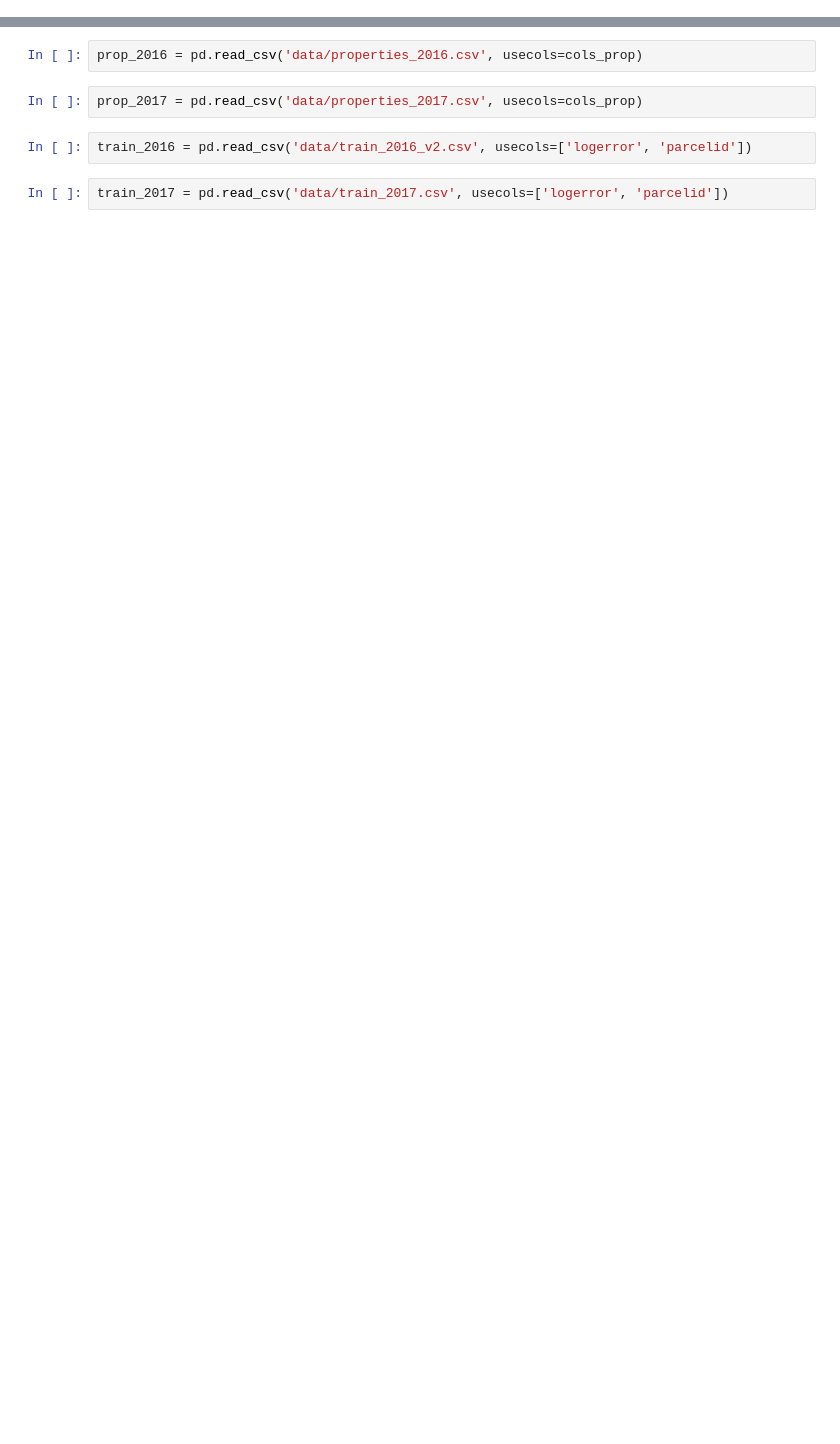
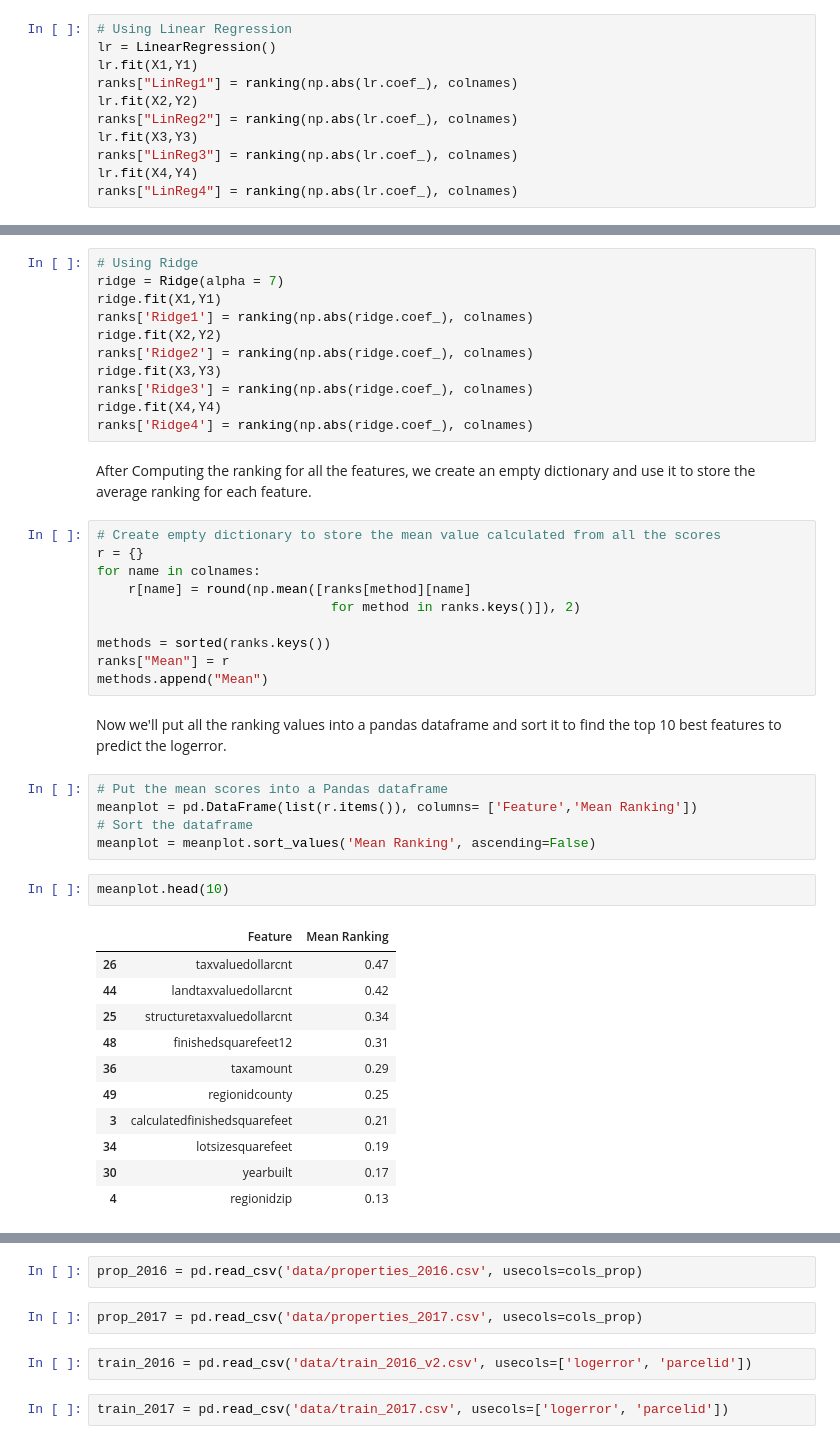
Before and after one commit to tyagi-iiitv/CSE519-2017-111482304-111733554, a Jupyter notebook: dryRunAnjulTyagi.ipynb, the cells around one changed output, grey strips where cells are left out. Drawn from its saved outputs; the diff is of its cells as text; blank space fills up the shorter version.

```diff
--- a/dryRunAnjulTyagi.ipynb
+++ b/dryRunAnjulTyagi.ipynb
@@ -19,0 +336,11 @@ cols_prop = ['taxvaluedollarcnt',
+# %%
+# Using Linear Regression
+lr = LinearRegression()
+lr.fit(X1,Y1)
+ranks["LinReg1"] = ranking(np.abs(lr.coef_), colnames)
+lr.fit(X2,Y2)
+ranks["LinReg2"] = ranking(np.abs(lr.coef_), colnames)
+lr.fit(X3,Y3)
+ranks["LinReg3"] = ranking(np.abs(lr.coef_), colnames)
+lr.fit(X4,Y4)
+ranks["LinReg4"] = ranking(np.abs(lr.coef_), colnames)
@@ -19,0 +351,44 @@ cols_prop = ['taxvaluedollarcnt',
+# %%
+# Using Ridge
+ridge = Ridge(alpha = 7)
+ridge.fit(X1,Y1)
+ranks['Ridge1'] = ranking(np.abs(ridge.coef_), colnames)
+ridge.fit(X2,Y2)
+ranks['Ridge2'] = ranking(np.abs(ridge.coef_), colnames)
+ridge.fit(X3,Y3)
+ranks['Ridge3'] = ranking(np.abs(ridge.coef_), colnames)
+ridge.fit(X4,Y4)
+ranks['Ridge4'] = ranking(np.abs(ridge.coef_), colnames)
+# %% [markdown]
+After Computing the ranking for all the features, we create an empty dictionary and use it to store the average ranking for each feature.
+# %%
+# Create empty dictionary to store the mean value calculated from all the scores
+r = {}
+for name in colnames:
+    r[name] = round(np.mean([ranks[method][name]
+                              for method in ranks.keys()]), 2)
+
+methods = sorted(ranks.keys())
+ranks["Mean"] = r
+methods.append("Mean")
+# %% [markdown]
+Now we'll put all the ranking values into a pandas dataframe and sort it to find the top 10 best features to predict the logerror.
+# %%
+# Put the mean scores into a Pandas dataframe
+meanplot = pd.DataFrame(list(r.items()), columns= ['Feature','Mean Ranking'])
+# Sort the dataframe
+meanplot = meanplot.sort_values('Mean Ranking', ascending=False)
+# %%
+meanplot.head(10)
+# %% [output]
+|  | Feature | Mean Ranking |
+| 26 | taxvaluedollarcnt | 0.47 |
+| 44 | landtaxvaluedollarcnt | 0.42 |
+| 25 | structuretaxvaluedollarcnt | 0.34 |
+| 48 | finishedsquarefeet12 | 0.31 |
+| 36 | taxamount | 0.29 |
+| 49 | regionidcounty | 0.25 |
+| 3 | calculatedfinishedsquarefeet | 0.21 |
+| 34 | lotsizesquarefeet | 0.19 |
+| 30 | yearbuilt | 0.17 |
+| 4 | regionidzip | 0.13 |
```
Also changed, not shown: parts of 238 cells of this notebook.
